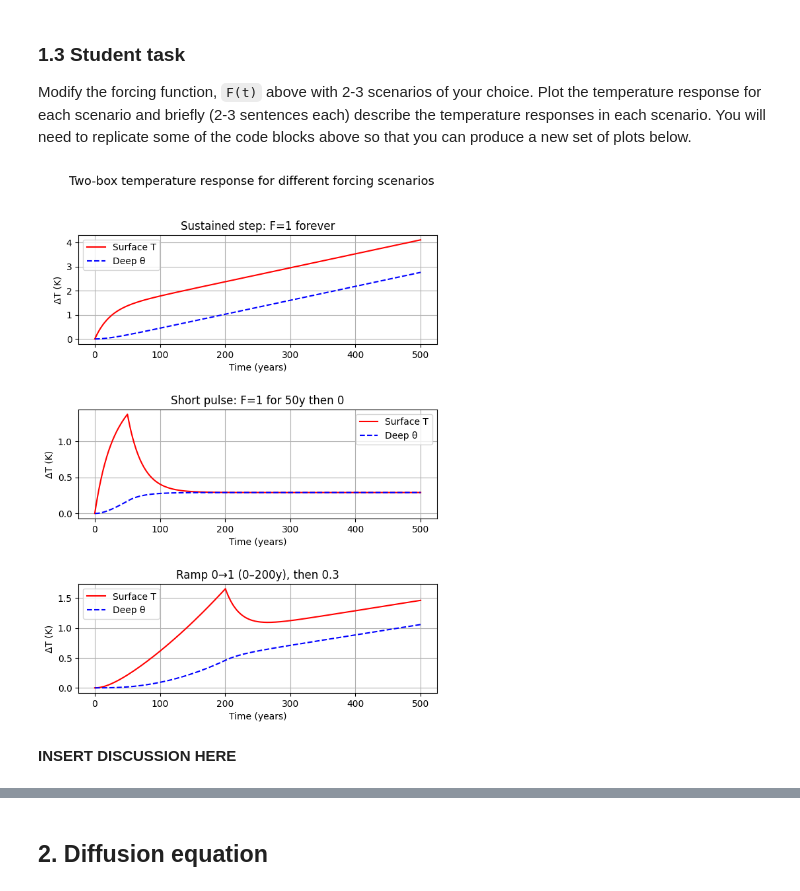
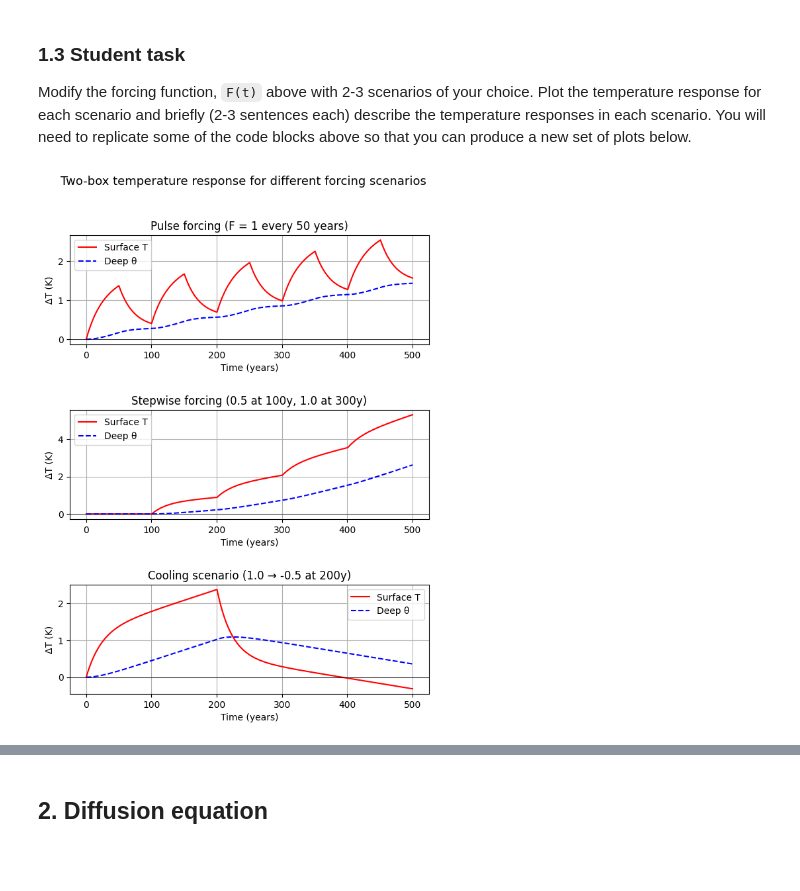
Before and after one commit to josephineshipp/QCES, a Jupyter notebook: Project1_numerical_methods.ipynb, the cells around one changed output, grey strips where cells are left out. Drawn from its saved outputs; the diff is of its cells as text; code cells hidden in the pictures; blank space fills up the shorter version.

```diff
--- a/Project1_numerical_methods.ipynb
+++ b/Project1_numerical_methods.ipynb
@@ -103,55 +117,61 @@ t = np.linspace(0, 500, Nt)
 dt = t[1] - t[0]
 
 
-# forcing scenarios
-def F_const(t):
-    return 1.0
+# 1. Pulse forcing: ON for 50 years, OFF for 50 years — repeating until year 500
+def F_pulse(t):
+    cycle = t % 100          # gives the position within each 100-year cycle
+    return 1.0 if cycle < 50 else 0.0
 
-def F_pulse_50y(t):
-    return 1.0 if (0 <= t < 50) else 0.0
+# 2. Stepwise forcing: F increases by 0.5 every 100 years
+def F_stepwise(t):
+    step = int(t // 100)        # which 100-year interval we're in
+    return 0.5 * step           # each step adds 0.5 to the forcing
 
-def F_ramp_then_residual(t):
-    if t < 200:
-        return t / 200.0
-    else:
-        return 0.3
+# 3. Cooling scenario: forcing = 1 for 0–200 years, then -0.5 afterwards
+def F_cooling(t):
+    return 1.0 if t < 200 else -0.5
 
 
-# function to solve the two-box climate model over time using Explicit Euler
+# integrator function (function to solve the two-box climate model over time using Explicit Euler)
 def integrate_box(Ffun, t, dt, C_s, C_d, gamma, T0=0.0, theta0=0.0):
     Nt = len(t)                              # number of time steps
     T = np.zeros(Nt)                         # surface temperature array
     theta = np.zeros(Nt)                     # deep ocean temperature array
     T[0] = T0                                # initial surface temperature
     theta[0] = theta0                        # initial deep temperature
 
     for i in range(Nt - 1):                  # loop through all time steps
         exch = gamma * (T[i] - theta[i])     # heat exchange between layers
         T[i+1] = T[i] + dt * ((Ffun(t[i]) - exch) / C_s)    # update surface
         theta[i+1] = theta[i] + dt * (exch / C_d)           # update deep
 
     return T, theta                          # return temperature time series
 
 
-# subplots
+# scenario list
+scenarios = [
+    ("Pulse forcing (F = 1 every 50 years)", F_pulse),
+    ("Stepwise forcing (0.5 at 100y, 1.0 at 300y)", F_stepwise),
+    ("Cooling scenario (1.0 → -0.5 at 200y)", F_cooling),
+]
+
+
+# plotting
 fig, axes = plt.subplots(len(scenarios), 1, figsize=(7, 9))
 
 for ax, (label, Ffun) in zip(axes, scenarios):
     T_s, th_s = integrate_box(Ffun, t, dt, C_s, C_d, gamma)
     ax.plot(t, T_s, 'r-', label='Surface T')
     ax.plot(t, th_s, 'b--', label='Deep θ')
+    ax.axhline(0, color='k', linewidth=0.5)  # optional: zero line
     ax.set_ylabel('ΔT (K)')
     ax.set_xlabel('Time (years)')
     ax.set_title(label)
     ax.grid(True)
     ax.legend()
 
 fig.suptitle("Two-box temperature response for different forcing scenarios", fontsize=13)
-
-fig.subplots_adjust(hspace=0.6)  #added space between subplots
-
+fig.subplots_adjust(hspace=0.6)
 plt.show()
 # %% [output]
-[figure, old version]
+[figure, new version]
-# %% [markdown]
-**INSERT DISCUSSION HERE**
```
Also changed, not shown: parts of 5 cells of this notebook.
